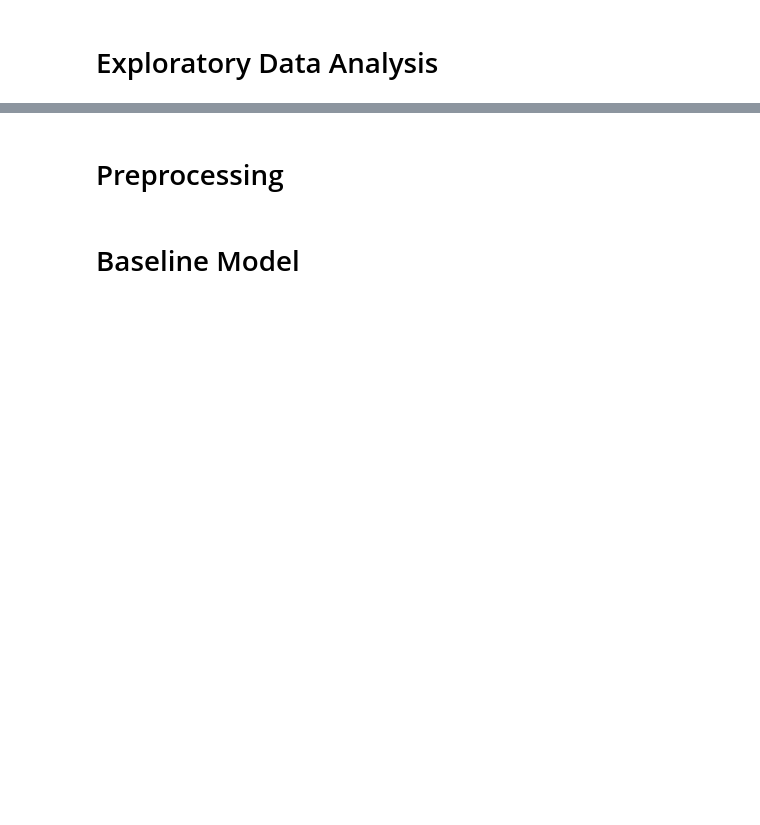
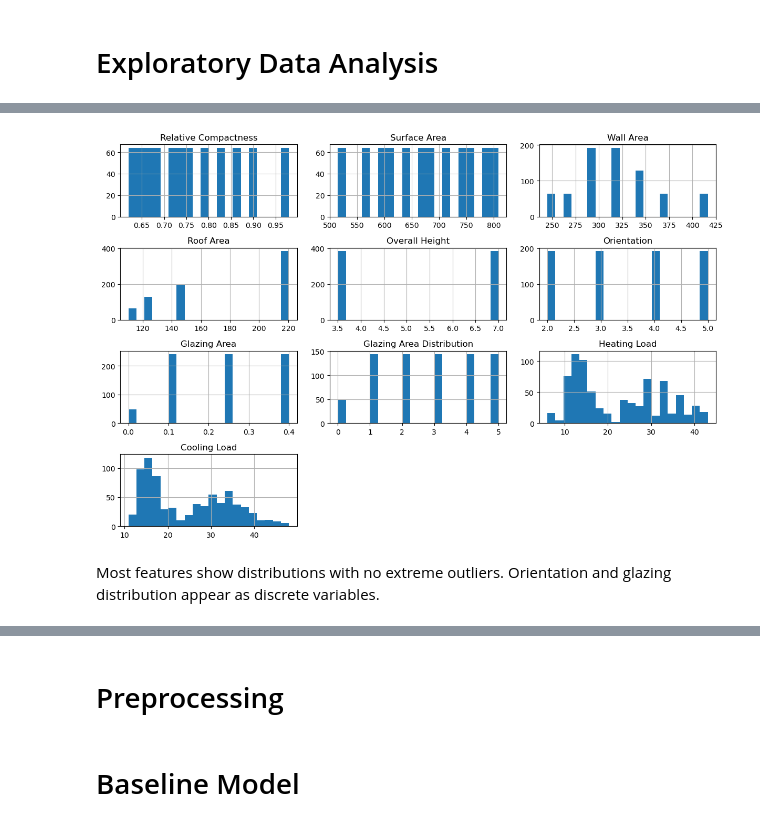
Before and after one commit to RT323/ml-mech-portfolio, a Jupyter notebook: projects/01-energy-efficiency-regression/notebooks/01_energy_efficiency_regression.ipynb, the cells around one changed output, grey strips where cells are left out. Cells and saved outputs as stored; diff of their text form; code cells hidden in the pictures; blank space fills up the shorter version.

```diff
--- a/projects/01-energy-efficiency-regression/notebooks/01_energy_efficiency_regression.ipynb
+++ b/projects/01-energy-efficiency-regression/notebooks/01_energy_efficiency_regression.ipynb
@@ -42,0 +57,25 @@ df.describe()
+# %%
+import pandas as pd
+import numpy as np
+import matplotlib.pyplot as plt
+
+df = pd.read_excel("../data/raw/energy_efficiency.xlsx")
+df.columns = [
+    "Relative Compactness",
+    "Surface Area",
+    "Wall Area",
+    "Roof Area",
+    "Overall Height",
+    "Orientation",
+    "Glazing Area",
+    "Glazing Area Distribution",
+    "Heating Load",
+    "Cooling Load"
+]
+df.hist(figsize=(12,8), bins=20)
+plt.tight_layout()
+plt.show()
+# %% [output]
+[figure, added]
+# %% [markdown]
+Most features show distributions with no extreme outliers. Orientation and glazing distribution appear as discrete variables.
```
Also changed, not shown: parts of 16 cells of this notebook.
